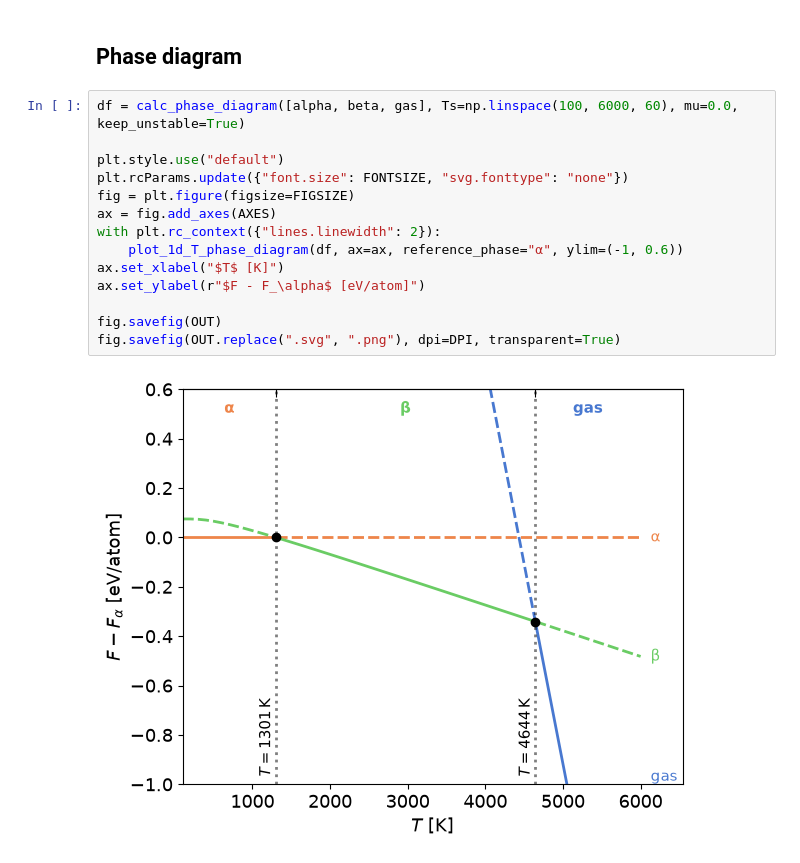
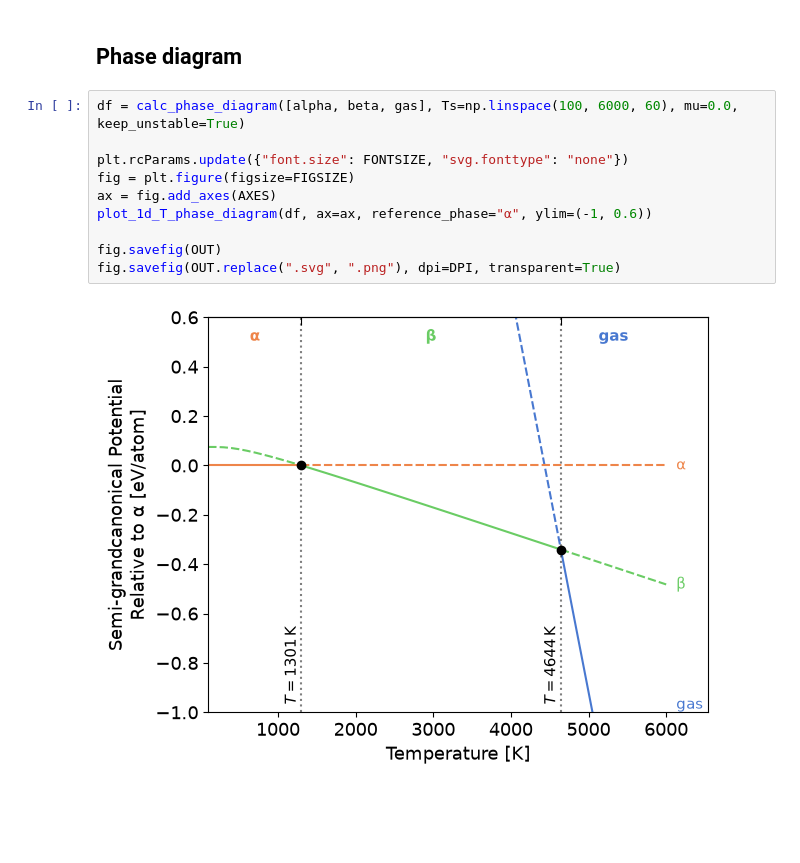
Before and after one commit to pmrv/landau-gallery-poster, a Jupyter notebook: Ase/Solid_Gas_ASE.ipynb, the cells around one changed output. Cells and saved outputs as stored; diff of their text form; blank space fills up the shorter version.

Commit message:
Use landau's default colours, labels and limits wherever they work
Co-Authored-By: Claude Opus 5.5 <noreply@anthropic.com>

```diff
--- a/Ase/Solid_Gas_ASE.ipynb
+++ b/Ase/Solid_Gas_ASE.ipynb
@@ -57,16 +57,12 @@ gas = ld.AsePhase(
 # %%
 df = calc_phase_diagram([alpha, beta, gas], Ts=np.linspace(100, 6000, 60), mu=0.0, keep_unstable=True)
 
-plt.style.use("default")
 plt.rcParams.update({"font.size": FONTSIZE, "svg.fonttype": "none"})
 fig = plt.figure(figsize=FIGSIZE)
 ax = fig.add_axes(AXES)
-with plt.rc_context({"lines.linewidth": 2}):
-    plot_1d_T_phase_diagram(df, ax=ax, reference_phase="α", ylim=(-1, 0.6))
-ax.set_xlabel("$T$ [K]")
-ax.set_ylabel(r"$F - F_\alpha$ [eV/atom]")
+plot_1d_T_phase_diagram(df, ax=ax, reference_phase="α", ylim=(-1, 0.6))
 
 fig.savefig(OUT)
 fig.savefig(OUT.replace(".svg", ".png"), dpi=DPI, transparent=True)
 # %% [output]
-[figure, old version]
+[figure, new version]
```
Also changed, not shown: 25 other files.
